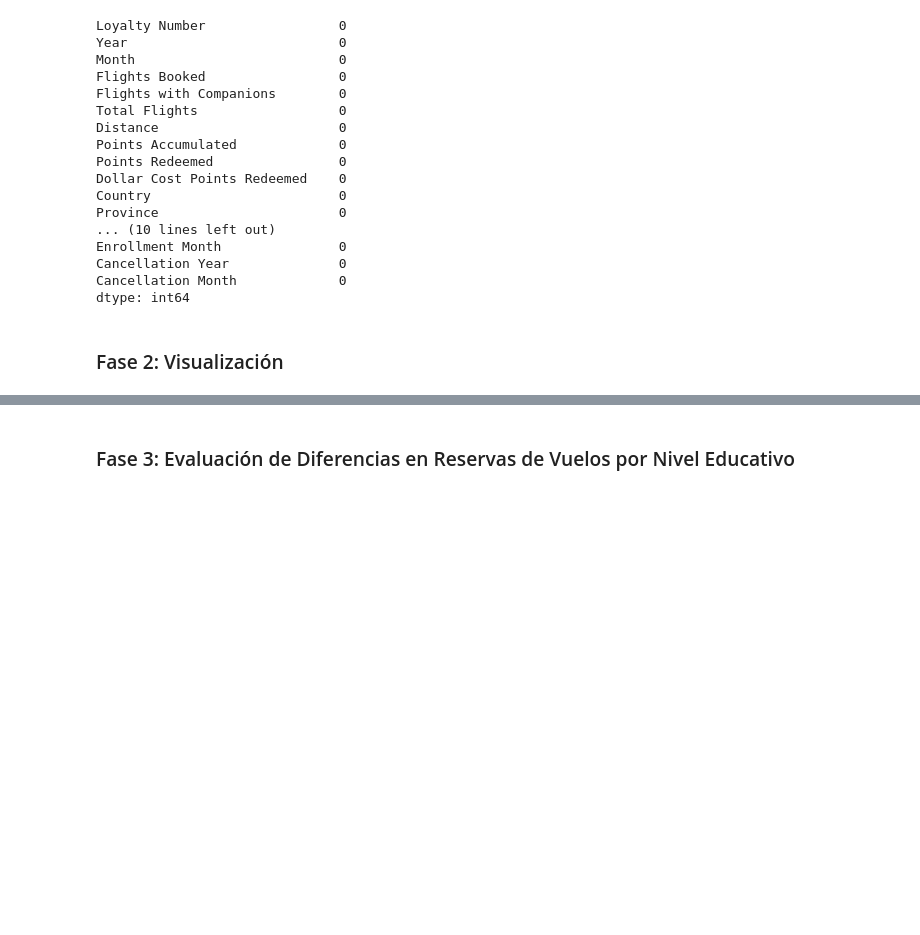
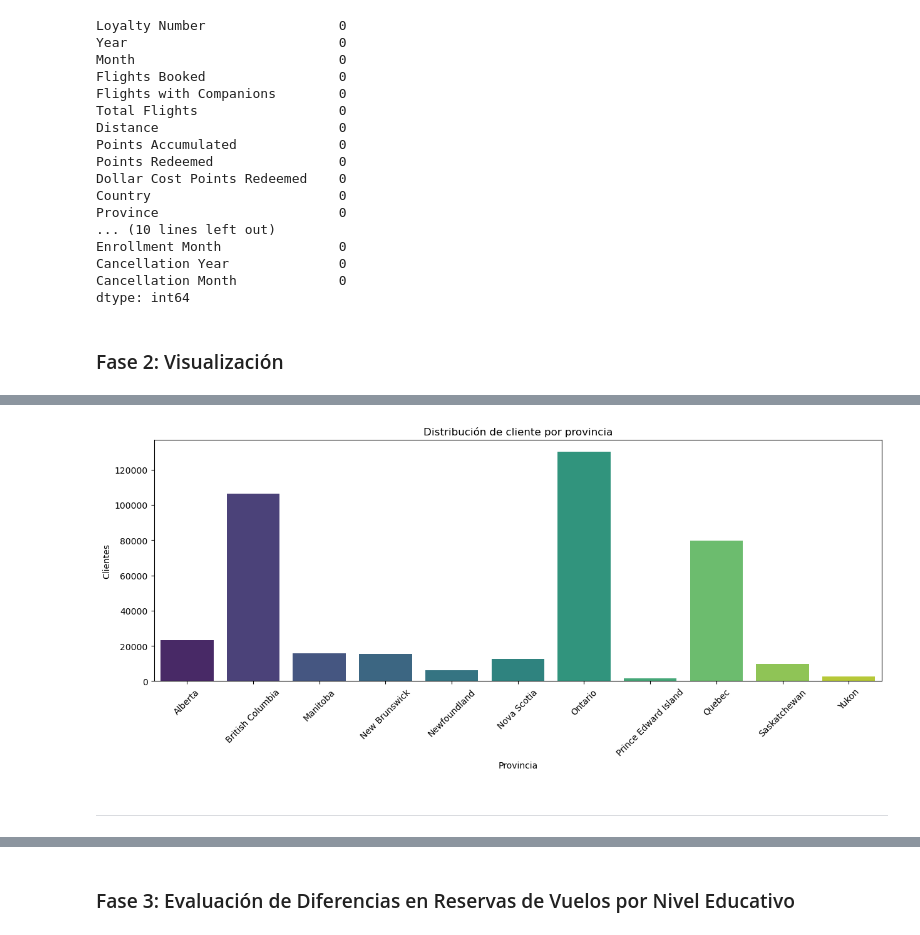
Before and after one commit to Adalab/bda-modulo-3-evaluacion-final-BrigitteManriqueB, a Jupyter notebook: Evaluacion_Final_Modulo_3.ipynb, the cells around one changed output, grey strips where cells are left out. Cells and saved outputs as stored; diff of their text form; code cells hidden in the pictures; blank space fills up the shorter version.

```diff
--- a/Evaluacion_Final_Modulo_3.ipynb
+++ b/Evaluacion_Final_Modulo_3.ipynb
@@ -874,0 +998,5 @@ df_merge.to_csv('df_merge.csv', index=False)
+# %%
+# Cuento el número de clientes que hay por Provincia. Para ello hago primero hago una agrupación entre las dos variables y las cuento.
+
+Cliente_provincia = df_merge.groupby('Province')['Loyalty Number'].count().reset_index().round()
+Cliente_provincia  # Para ver el dato en la gráfica, como data ponemos esta variable, no el df_merge
@@ -874,0 +1016,22 @@ df_merge.to_csv('df_merge.csv', index=False)
+# %%
+# comenzamos estableciendo nuestra gráfica y indicando el número de filas y columnas que queremos
+fig, axes = plt.subplots(nrows = 1, ncols = 1, figsize = (15,5))
+
+# Gráfico
+sns.barplot(x = 'Province',
+            y = "Loyalty Number",
+            hue = 'Province',
+            data = Cliente_provincia,
+            palette = "viridis")
+
+plt.title('Distribución de cliente por provincia')
+plt.ylabel("Clientes")
+plt.xlabel("Provincia")
+plt.xticks(rotation=45);
+
+# Mostramos la gráfica
+plt.show()
+# %% [output]
+[figure, added]
+# %% [markdown]
+----------
```
Also changed, not shown: parts of 77 cells of this notebook.
